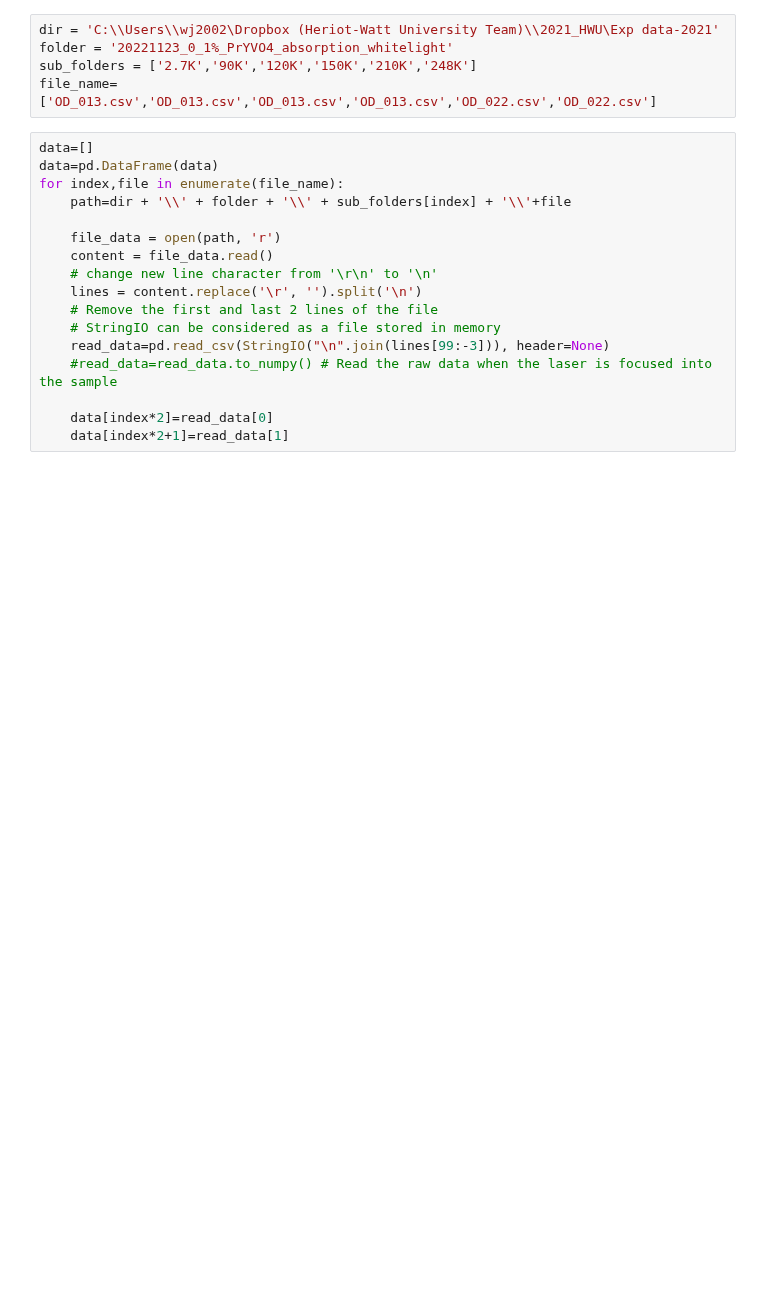
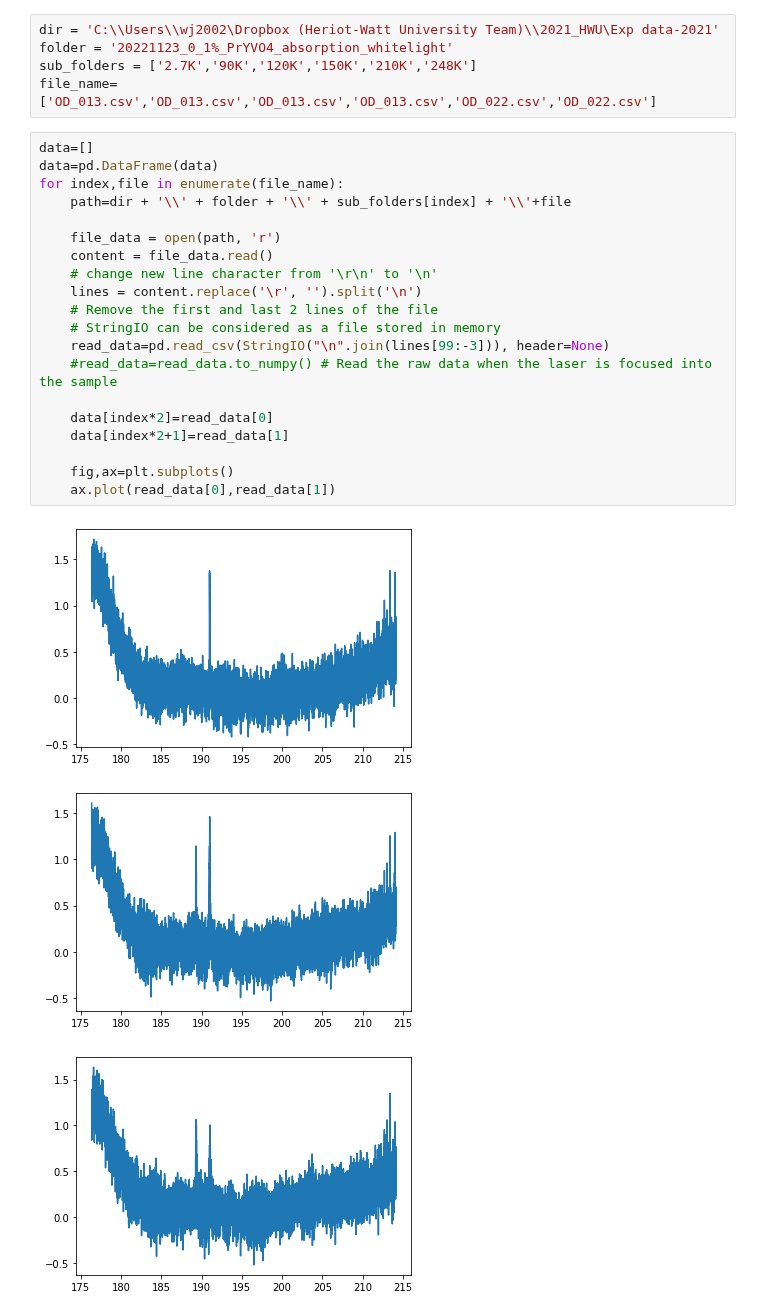
Before and after one commit to JUOM2016/Quick_cal_and_plotting, a Jupyter notebook: absorption_white_light_OD_quick_plot.ipynb, the cells around one changed output. Drawn from its saved outputs; the diff is of its cells as text; blank space fills up the shorter version.

```diff
--- a/absorption_white_light_OD_quick_plot.ipynb
+++ b/absorption_white_light_OD_quick_plot.ipynb
@@ -14,17 +15,24 @@ file_name=['OD_013.csv','OD_013.csv','OD_013.csv','OD_013.csv','OD_022.csv','OD_
 # %%
 data=[]
 data=pd.DataFrame(data)
 for index,file in enumerate(file_name):
     path=dir + '\\' + folder + '\\' + sub_folders[index] + '\\'+file
 
     file_data = open(path, 'r')
     content = file_data.read()
     # change new line character from '\r\n' to '\n'
     lines = content.replace('\r', '').split('\n')
     # Remove the first and last 2 lines of the file
     # StringIO can be considered as a file stored in memory
     read_data=pd.read_csv(StringIO("\n".join(lines[99:-3])), header=None)
     #read_data=read_data.to_numpy() # Read the raw data when the laser is focused into the sample
 
     data[index*2]=read_data[0]
     data[index*2+1]=read_data[1]
+
+    fig,ax=plt.subplots()
+    ax.plot(read_data[0],read_data[1])
+# %% [output]
+[figure, added]
+[figure, added]
+[figure, added]
```
Also changed, not shown: parts of 3 cells of this notebook, 1 other file.
